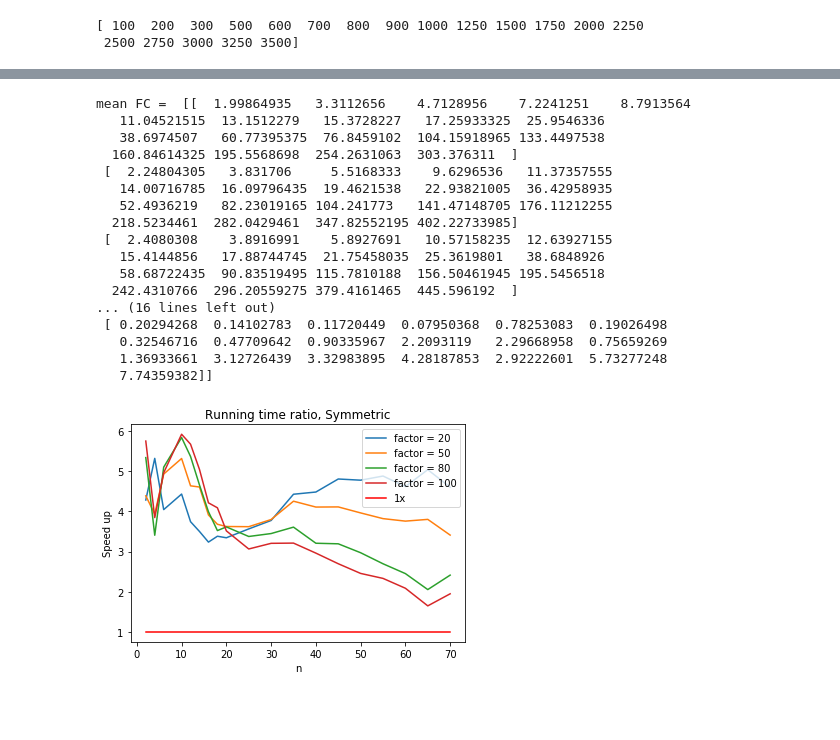
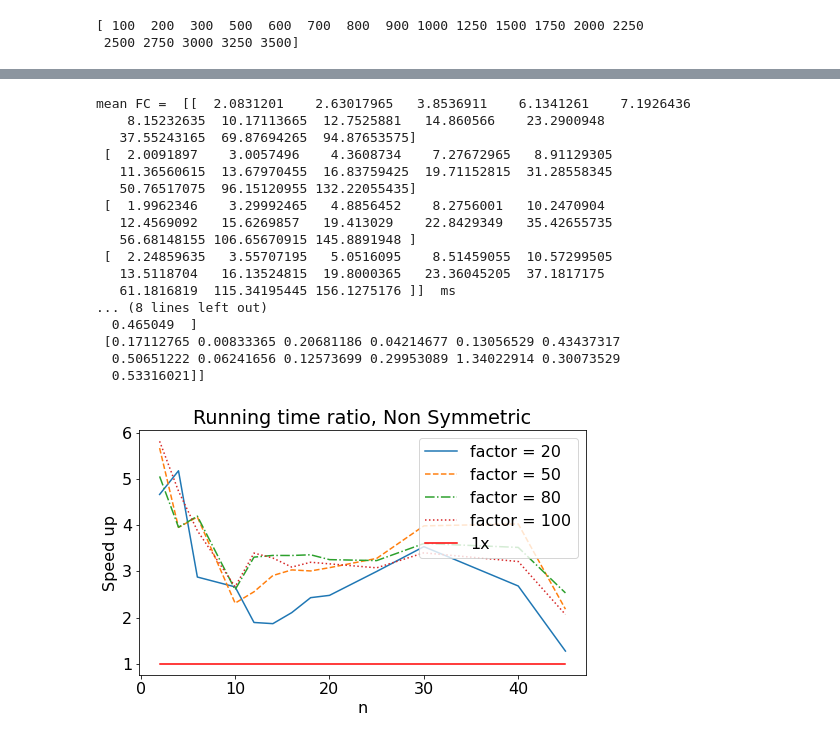
Before and after one commit to FraCose/Recombination_Random_Algos, a Jupyter notebook: Running_time_ratio.ipynb, the cells around one changed output, grey strips where cells are left out. Cells and saved outputs as stored; diff of their text form; code cells hidden in the pictures; blank space fills up the shorter version.

```diff
--- a/Running_time_ratio.ipynb
+++ b/Running_time_ratio.ipynb
@@ -17,13 +17,13 @@ print(N_dims[1,:])
 # comment/uncomment if you want to try the symmetric/non symmeric case
 
 ######################## SYMMETRIC
-x = np.random.randn(N,n)
+# x = np.random.randn(N,n)
 ##################################
 
 #################### NON SYMMETRIC
-# x = np.random.exponential(1., (N,int(n/2)))
-# x = np.append(x,np.random.exponential(5., (N,int(n/2))),axis=1)
-# n_dims = np.array([2,4,6,10,12,14,16,18,20,25,30,40,45])
+x = np.random.exponential(1., (N,int(n/2)))
+x = np.append(x,np.random.exponential(5., (N,int(n/2))),axis=1)
+n_dims = np.array([2,4,6,10,12,14,16,18,20,25,30,40,45])
 ##################################
 # %% [output]
 [ 100  200  300  500  600  700  800  900 1000 1250 1500 1750 2000 2250
@@ -99,34 +99,43 @@ for j in range(len(factor)):
 print("mean FC = ", np.mean(time_FC,2), " ms")
 print("std FC = ", np.std(time_FC,2))
 # %% [output]
-mean FC =  [[  1.99864935   3.3112656    4.7128956    7.2241251    8.7913564
-   11.04521515  13.1512279   15.3728227   17.25933325  25.9546336
-   38.6974507   60.77395375  76.8459102  104.15918965 133.4497538
-  160.84614325 195.5568698  254.2631063  303.376311  ]
- [  2.24804305   3.831706     5.5168333    9.6296536   11.37357555
-   14.00716785  16.09796435  19.4621538   22.93821005  36.42958935
-   52.4936219   82.23019165 104.241773   141.47148705 176.11212255
-  218.5234461  282.0429461  347.82552195 402.22733985]
- [  2.4080308    3.8916991    5.8927691   10.57158235  12.63927155
-   15.4144856   17.88744745  21.75458035  25.3619801   38.6848926
-   58.68722435  90.83519495 115.7810188  156.50461945 195.5456518
-  242.4310766  296.20559275 379.4161465  445.596192  ]
-... (16 lines left out)
- [ 0.20294268  0.14102783  0.11720449  0.07950368  0.78253083  0.19026498
-   0.32546716  0.47709642  0.90335967  2.2093119   2.29668958  0.75659269
-   1.36933661  3.12726439  3.32983895  4.28187853  2.92222601  5.73277248
-   7.74359382]]
+mean FC =  [[  2.0831201    2.63017965   3.8536911    6.1341261    7.1926436
+    8.15232635  10.17113665  12.7525881   14.860566    23.2900948
+   37.55243165  69.87694265  94.87653575]
+ [  2.0091897    3.0057496    4.3608734    7.27672965   8.91129305
+   11.36560615  13.67970455  16.83759425  19.71152815  31.28558345
+   50.76517075  96.15120955 132.22055435]
+ [  1.9962346    3.29992465   4.8856452    8.2756001   10.2470904
+   12.4569092   15.6269857   19.413029    22.8429349   35.42655735
+   56.68148155 106.65670915 145.8891948 ]
+ [  2.24859635   3.55707195   5.0516095    8.51459055  10.57299505
+   13.5118704   16.13524815  19.8000365   23.36045205  37.1817175
+   61.1816819  115.34195445 156.1275176 ]]  ms
+... (8 lines left out)
+  0.465049  ]
+ [0.17112765 0.00833365 0.20681186 0.04214677 0.13056529 0.43437317
+  0.50651222 0.06241656 0.12573699 0.29953089 1.34022914 0.30073529
+  0.53316021]]
 # %%
 import matplotlib.pyplot as plt
+plt.rcParams.update({'font.size': 16})
+plt.figure(figsize=(8,4.5))
 
-for i in range(len(factor)):
-    plt.plot(n_dims,np.mean(time_FC[i],1)/np.mean(time_rand[i],1), label = 'factor = '+str(factor[i]))
+i=0
+plt.plot(n_dims,np.mean(time_FC[i],1)/np.mean(time_rand[i],1), '-', label = 'factor = '+str(factor[i]))
+i+=1
+plt.plot(n_dims,np.mean(time_FC[i],1)/np.mean(time_rand[i],1), '--', label = 'factor = '+str(factor[i]))
+i+=1
+plt.plot(n_dims,np.mean(time_FC[i],1)/np.mean(time_rand[i],1), '-.', label = 'factor = '+str(factor[i]))
+i+=1
+plt.plot(n_dims,np.mean(time_FC[i],1)/np.mean(time_rand[i],1), ':', label = 'factor = '+str(factor[i]))
+
 plt.plot(n_dims, np.ones(len(n_dims)),color="red", label = "1x")
 plt.legend()
 plt.xlabel('n')
 plt.ylabel('Speed up')
-plt.title("Running time ratio, Symmetric")
-# plt.savefig('Synthetic_factor_study_vsn.pdf', bbox_inches='tight')
+plt.title("Running time ratio, Non Symmetric")
+# plt.savefig('Synthetic_factor_study_vsn_nonSymmeric.pdf', bbox_inches='tight')
 plt.show()
 # %% [output]
-[figure, old version]
+[figure, new version]
```
Also changed, not shown: parts of 1 cell of this notebook, 7 other files.
